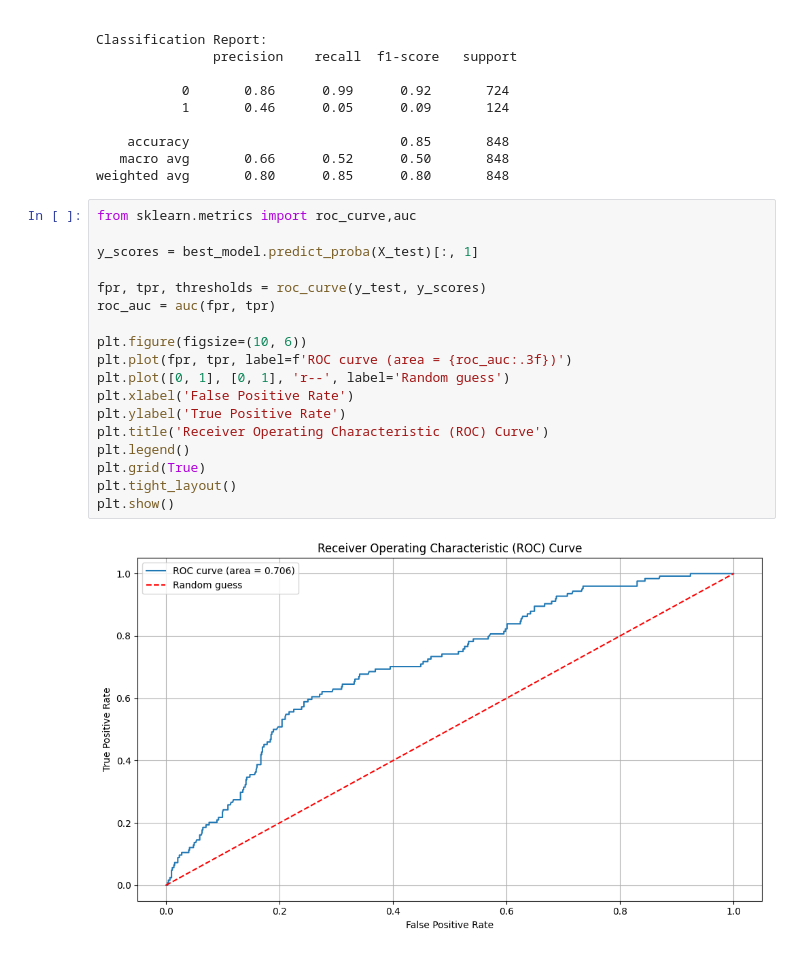
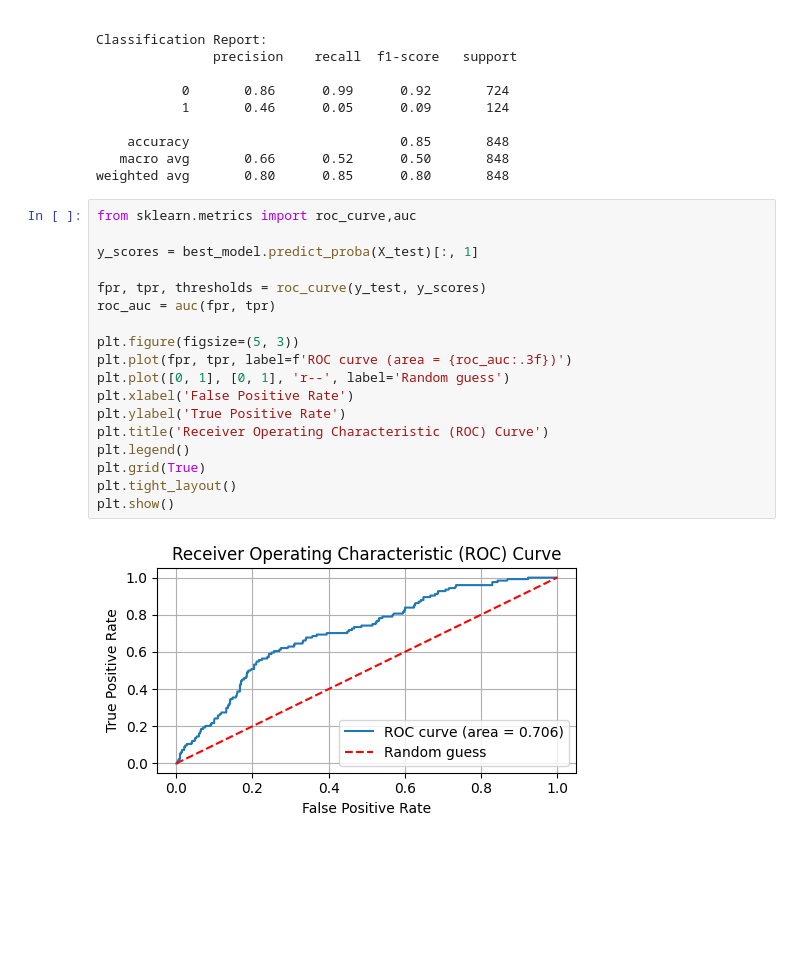
Before and after one commit to muh-imadudin/JupyterLab, a Jupyter notebook: Heart Disease/code_adaboost.ipynb, the cells around one changed output. Cells and saved outputs as stored; diff of their text form; blank space fills up the shorter version.

```diff
--- a/Heart Disease/code_adaboost.ipynb
+++ b/Heart Disease/code_adaboost.ipynb
@@ -205,20 +184,20 @@ weighted avg       0.80      0.85      0.80       848
 # %%
 from sklearn.metrics import roc_curve,auc
 
 y_scores = best_model.predict_proba(X_test)[:, 1]
 
 fpr, tpr, thresholds = roc_curve(y_test, y_scores)
 roc_auc = auc(fpr, tpr)
 
-plt.figure(figsize=(10, 6))
+plt.figure(figsize=(5, 3))
 plt.plot(fpr, tpr, label=f'ROC curve (area = {roc_auc:.3f})')
 plt.plot([0, 1], [0, 1], 'r--', label='Random guess')
 plt.xlabel('False Positive Rate')
 plt.ylabel('True Positive Rate')
 plt.title('Receiver Operating Characteristic (ROC) Curve')
 plt.legend()
 plt.grid(True)
 plt.tight_layout()
 plt.show()
 # %% [output]
-[figure, old version]
+[figure, new version]
```
Also changed, not shown: parts of 4 cells of this notebook, 4 other files.
